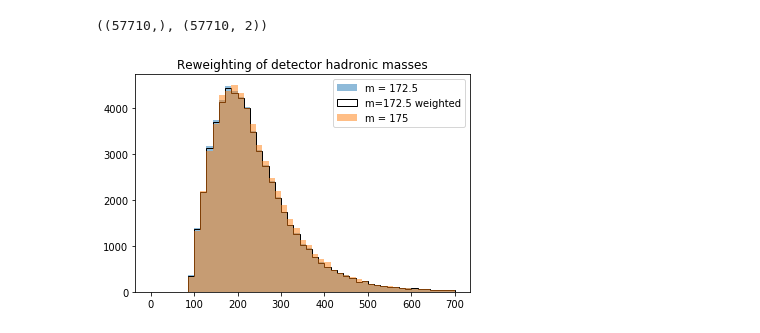
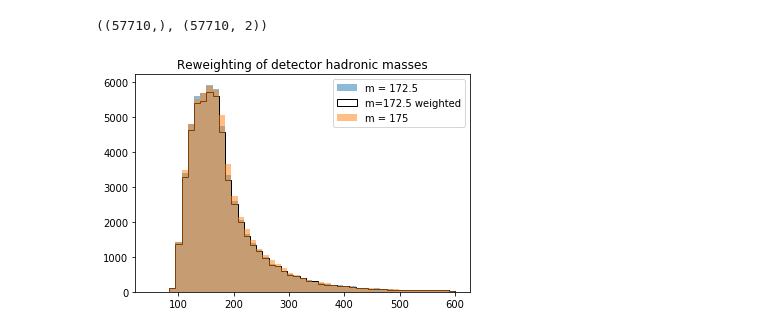
Before and after one commit to cha-suaysom/DCTREventGeneration, a Jupyter notebook: top_mass_reweighting.ipynb, the cells around one changed output. Drawn from its saved outputs; the diff is of its cells as text; code cells hidden in the pictures.

```diff
--- a/top_mass_reweighting.ipynb
+++ b/top_mass_reweighting.ipynb
@@ -68,11 +70,11 @@ plt.show()
 mu_min = 170
 mu_max = 180
 mu_values = np.random.uniform(mu_min, mu_max, len(default_had_mass))
-X0 = [(default_had_mass[i], mu_values[i]) for i in range(len(particle_mass))]
+X0 = [(default_had_mass[i], mu_values[i]) for i in range(len(default_had_mass))]
 Y0 = to_categorical(np.zeros(len(X0)), num_classes=2)
 # %%
 mu_values = np.load(data_dir+ 'part_varmass_6j.npy')[:,0,-1]
-X1 = [(truth_had_mass[i], mu_values[i]) for i in range(len(particle_mass))]
+X1 = [(truth_had_mass[i], mu_values[i]) for i in range(len(truth_had_mass))]
 Y1 = to_categorical(np.ones(len(X1)), num_classes=2)
 # %%
 X = np.concatenate((X0, X1))
@@ -93,8 +95,8 @@ dctr_model.compile(loss='categorical_crossentropy', optimizer='Adam')
 earlystopping = EarlyStopping(patience = 10,
                               restore_best_weights=True)
 dctr_model.fit(X_train, Y_train,
-          epochs=200,
-          batch_size = 10,
+          epochs=20,
+          batch_size = 100,
           validation_data = (X_test, Y_test),
           callbacks = [earlystopping])
 # %% [output]
@@ -155,7 +157,7 @@ plt.show()
 # %%
-X0_test = np.load(data_dir + 'det_172_5_6j_obs.npy')[:,0]
+X0_test = np.load(data_dir + 'det_172_5_6j_obs.npy')[:,1]
 X0_test = np.vstack([X0_test,172.5*np.ones(len(X0_test))]).T
-X1_test = np.load(data_dir + 'det_175_0_6j_obs.npy')[:,0]
+X1_test = np.load(data_dir + 'det_175_0_6j_obs.npy')[:,1]
 X1_test = np.vstack([X1_test,175*np.ones(len(X1_test))]).T
 # %%
 # Get predicted probabilities
@@ -179,12 +181,12 @@ weights_0.shape, X0_test.shape
 # %% [output]
 ((57710,), (57710, 2))
 # %%
-bins = np.linspace(0,700,50)
+bins = np.linspace(50,600,50)
 plt.title("Reweighting of detector hadronic masses")
 plt.hist(X0_test[:,0], bins = bins, alpha = 0.5, label = 'm = 172.5')
 plt.hist(X0_test[:,0], bins = bins, label = 'm=172.5 weighted', weights=weights_0, histtype='step', color='k')
 plt.hist(X1_test[:,0], bins = bins, alpha = 0.5, label = 'm = 175')
 plt.legend()
 plt.show()
 # %% [output]
-[figure, old version]
+[figure, new version]
```
Also changed, not shown: parts of 10 cells of this notebook.
